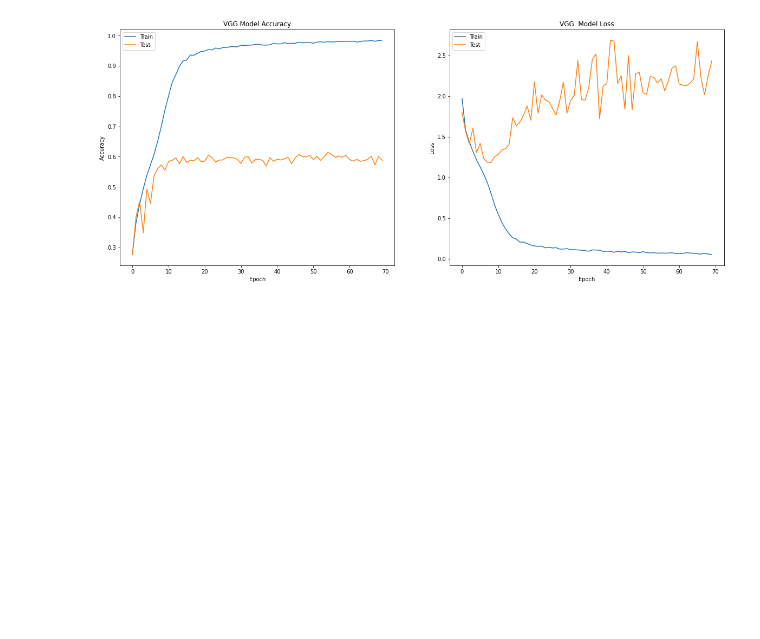
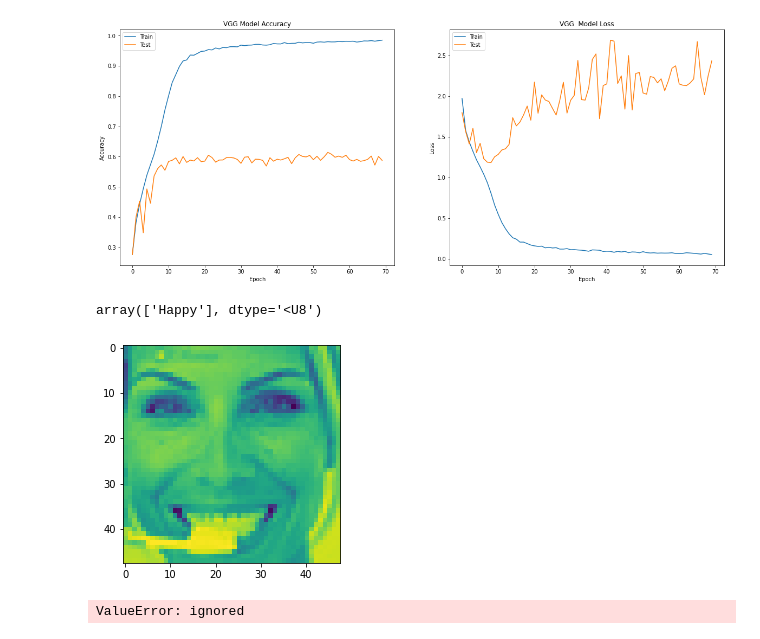
Before and after one commit to pavi-ninjaac/DeepLearningProjects, a Jupyter notebook: Face_Emotion_Recognision/FER_VGG.ipynb, the cells around one changed output. Drawn from its saved outputs; the diff is of its cells as text; code cells hidden in the pictures; blank space fills up the shorter version.

```diff
--- a/Face_Emotion_Recognision/FER_VGG.ipynb
+++ b/Face_Emotion_Recognision/FER_VGG.ipynb
@@ -325,0 +324,21 @@ plot_accuracy_loss_graph(history)
+# %%
+#testing with custom imgaes
+classes = np.array(("Angry", "Disgust", "Fear", "Happy", "Sad", "Surprise", "Neutral"))
+
+img = X_test[1223]
+img_pixels = np.expand_dims(img, axis = 0) #any image reshpe to (1,48,48,1)
+imre = img.reshape(48,48) #reshape to show by plt (48,48)
+plt.imshow(imre)
+
+p = fer_vggnet.predict(img_pixels)
+a = np.argmax(p,axis=1)
+classes[a]
+# %% [output]
+array(['Happy'], dtype='<U8')
+[figure, added]
+# %%
+img = plt.imread('/content/drive/MyDrive/Colab Notebooks/dataFiles/sadboy.jpg')
+img = img.reshape(48,48,1)
+plt.imshow(img)
+# %% [output]
+ValueError: ignored
```
Also changed, not shown: parts of 1 cell of this notebook.
